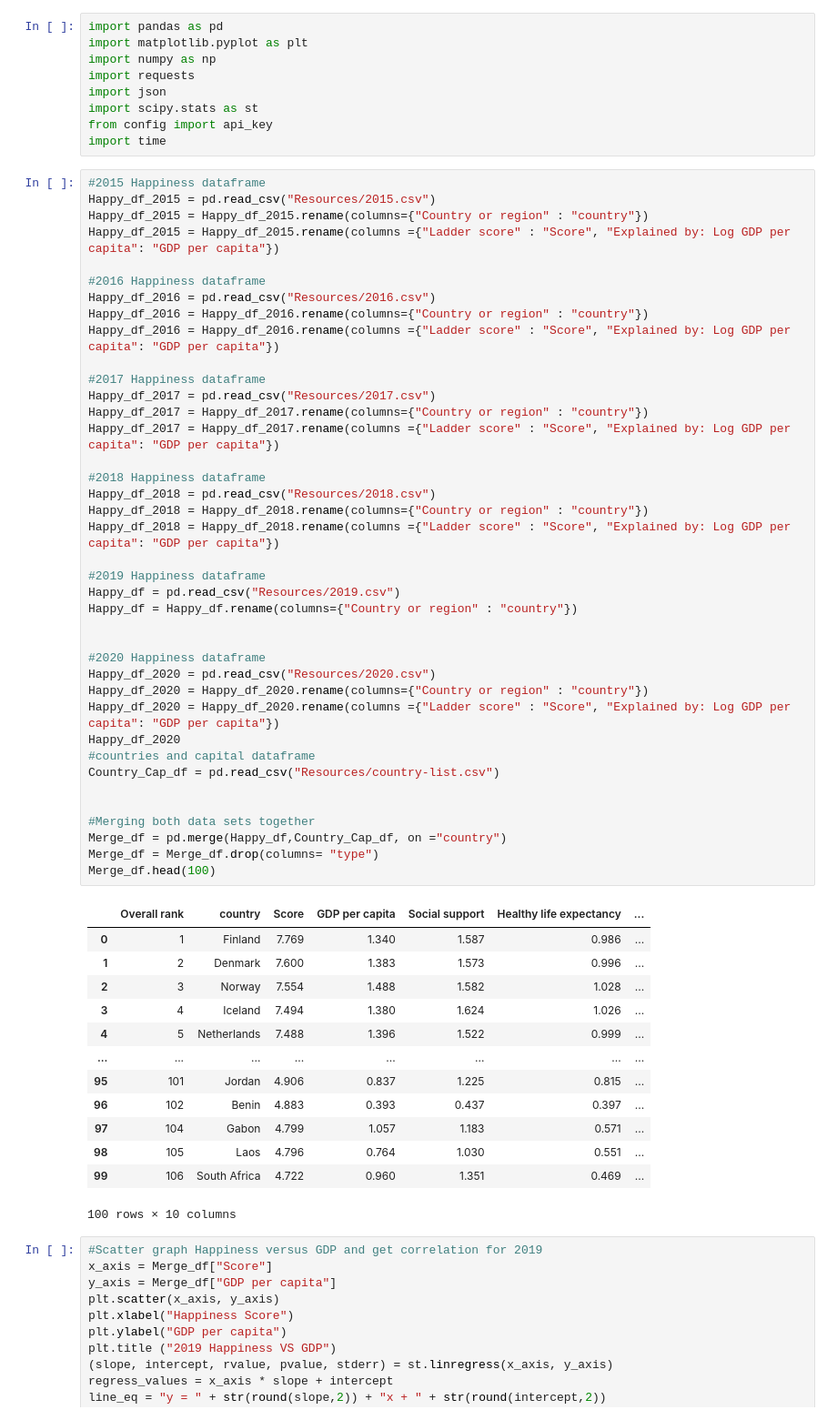
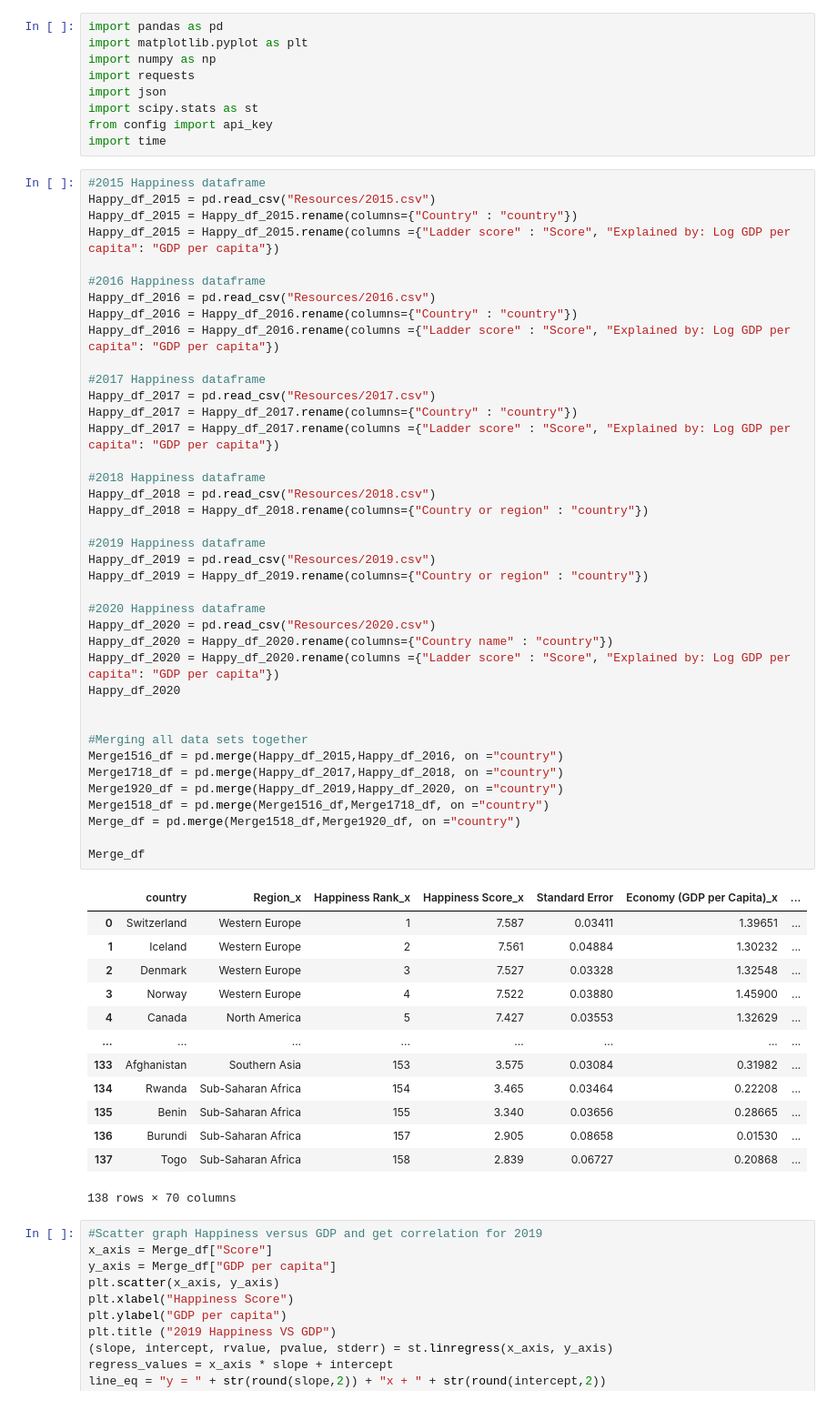
Before and after one commit to josiedeleon/Team9--Project1, a Jupyter notebook: Project 1 Happiness.ipynb, the cells around one changed output. Shown at 91% size. Drawn from its saved outputs; the diff is of its cells as text.

Commit message:
added and merged all dataframes

```diff
--- a/Project 1 Happiness.ipynb
+++ b/Project 1 Happiness.ipynb
@@ -10,56 +10,56 @@ import time
 # %%
 #2015 Happiness dataframe
 Happy_df_2015 = pd.read_csv("Resources/2015.csv")
-Happy_df_2015 = Happy_df_2015.rename(columns={"Country or region" : "country"})
+Happy_df_2015 = Happy_df_2015.rename(columns={"Country" : "country"})
 Happy_df_2015 = Happy_df_2015.rename(columns ={"Ladder score" : "Score", "Explained by: Log GDP per capita": "GDP per capita"})
 
 #2016 Happiness dataframe
 Happy_df_2016 = pd.read_csv("Resources/2016.csv")
-Happy_df_2016 = Happy_df_2016.rename(columns={"Country or region" : "country"})
+Happy_df_2016 = Happy_df_2016.rename(columns={"Country" : "country"})
 Happy_df_2016 = Happy_df_2016.rename(columns ={"Ladder score" : "Score", "Explained by: Log GDP per capita": "GDP per capita"})
 
 #2017 Happiness dataframe
 Happy_df_2017 = pd.read_csv("Resources/2017.csv")
-Happy_df_2017 = Happy_df_2017.rename(columns={"Country or region" : "country"})
+Happy_df_2017 = Happy_df_2017.rename(columns={"Country" : "country"})
 Happy_df_2017 = Happy_df_2017.rename(columns ={"Ladder score" : "Score", "Explained by: Log GDP per capita": "GDP per capita"})
 
 #2018 Happiness dataframe
 Happy_df_2018 = pd.read_csv("Resources/2018.csv")
 Happy_df_2018 = Happy_df_2018.rename(columns={"Country or region" : "country"})
-Happy_df_2018 = Happy_df_2018.rename(columns ={"Ladder score" : "Score", "Explained by: Log GDP per capita": "GDP per capita"})
 
 #2019 Happiness dataframe
-Happy_df = pd.read_csv("Resources/2019.csv")
-Happy_df = Happy_df.rename(columns={"Country or region" : "country"})
-
+Happy_df_2019 = pd.read_csv("Resources/2019.csv")
+Happy_df_2019 = Happy_df_2019.rename(columns={"Country or region" : "country"})
 
 #2020 Happiness dataframe
 Happy_df_2020 = pd.read_csv("Resources/2020.csv")
-Happy_df_2020 = Happy_df_2020.rename(columns={"Country or region" : "country"})
+Happy_df_2020 = Happy_df_2020.rename(columns={"Country name" : "country"})
 Happy_df_2020 = Happy_df_2020.rename(columns ={"Ladder score" : "Score", "Explained by: Log GDP per capita": "GDP per capita"})
 Happy_df_2020
-#countries and capital dataframe
-Country_Cap_df = pd.read_csv("Resources/country-list.csv")
 
 
-#Merging both data sets together
-Merge_df = pd.merge(Happy_df,Country_Cap_df, on ="country")
-Merge_df = Merge_df.drop(columns= "type")
-Merge_df.head(100)
+#Merging all data sets together
+Merge1516_df = pd.merge(Happy_df_2015,Happy_df_2016, on ="country")
+Merge1718_df = pd.merge(Happy_df_2017,Happy_df_2018, on ="country")
+Merge1920_df = pd.merge(Happy_df_2019,Happy_df_2020, on ="country")
+Merge1518_df = pd.merge(Merge1516_df,Merge1718_df, on ="country")
+Merge_df = pd.merge(Merge1518_df,Merge1920_df, on ="country")
+
+Merge_df
 # %% [output]
-|  | Overall rank | country | Score | GDP per capita | Social support | Healthy life expectancy | ... |
-| 0 | 1 | Finland | 7.769 | 1.340 | 1.587 | 0.986 | ... |
-| 1 | 2 | Denmark | 7.600 | 1.383 | 1.573 | 0.996 | ... |
-| 2 | 3 | Norway | 7.554 | 1.488 | 1.582 | 1.028 | ... |
-| 3 | 4 | Iceland | 7.494 | 1.380 | 1.624 | 1.026 | ... |
-| 4 | 5 | Netherlands | 7.488 | 1.396 | 1.522 | 0.999 | ... |
+|  | country | Region_x | Happiness Rank_x | Happiness Score_x | Standard Error | Economy (GDP per Capita)_x | ... |
+| 0 | Switzerland | Western Europe | 1 | 7.587 | 0.03411 | 1.39651 | ... |
+| 1 | Iceland | Western Europe | 2 | 7.561 | 0.04884 | 1.30232 | ... |
+| 2 | Denmark | Western Europe | 3 | 7.527 | 0.03328 | 1.32548 | ... |
+| 3 | Norway | Western Europe | 4 | 7.522 | 0.03880 | 1.45900 | ... |
+| 4 | Canada | North America | 5 | 7.427 | 0.03553 | 1.32629 | ... |
 | ... | ... | ... | ... | ... | ... | ... | ... |
-| 95 | 101 | Jordan | 4.906 | 0.837 | 1.225 | 0.815 | ... |
-| 96 | 102 | Benin | 4.883 | 0.393 | 0.437 | 0.397 | ... |
-| 97 | 104 | Gabon | 4.799 | 1.057 | 1.183 | 0.571 | ... |
-| 98 | 105 | Laos | 4.796 | 0.764 | 1.030 | 0.551 | ... |
-| 99 | 106 | South Africa | 4.722 | 0.960 | 1.351 | 0.469 | ... |
+| 133 | Afghanistan | Southern Asia | 153 | 3.575 | 0.03084 | 0.31982 | ... |
+| 134 | Rwanda | Sub-Saharan Africa | 154 | 3.465 | 0.03464 | 0.22208 | ... |
+| 135 | Benin | Sub-Saharan Africa | 155 | 3.340 | 0.03656 | 0.28665 | ... |
+| 136 | Burundi | Sub-Saharan Africa | 157 | 2.905 | 0.08658 | 0.01530 | ... |
+| 137 | Togo | Sub-Saharan Africa | 158 | 2.839 | 0.06727 | 0.20868 | ... |
-100 rows × 10 columns
+138 rows × 70 columns
 # %%
 #Scatter graph Happiness versus GDP and get correlation for 2019
 x_axis = Merge_df["Score"]
```
